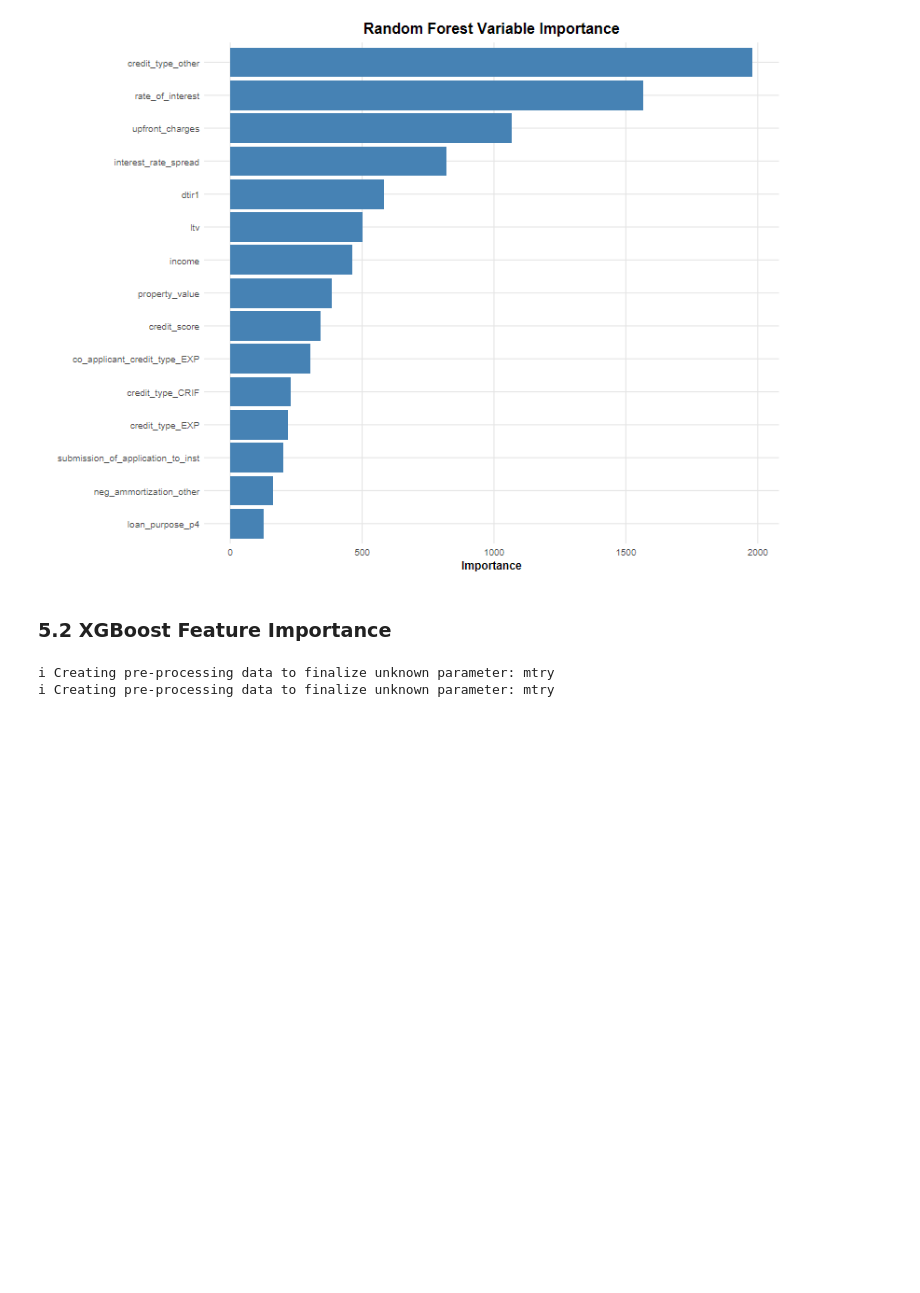
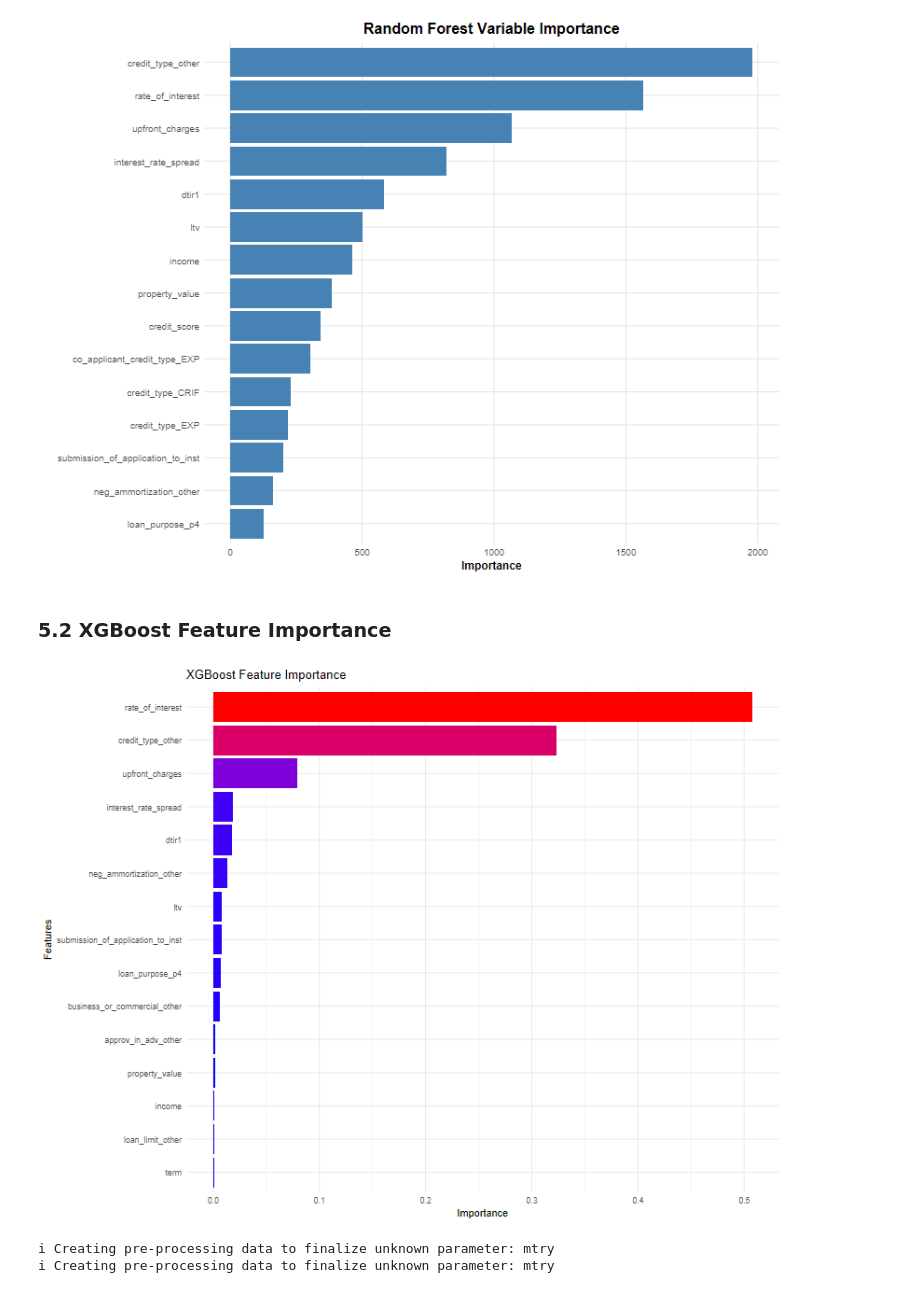
Before and after one commit to Chrisolande/Loan-Default, a Jupyter notebook: loan_data.ipynb, the cells around one changed output. Saved outputs shown, nothing was run; the diff lists cells and outputs as text; code cells hidden in the pictures; blank space fills up the shorter version.

Commit message:
Perform XGBoost Feature importance

```diff
--- a/loan_data.ipynb
+++ b/loan_data.ipynb
@@ -1020,6 +1020,44 @@ vip(fitted_rf, num_features = 15, geom = "col", aesthetics = list(fill = "steelb
 [figure]
 # %% [markdown]
 ### 5.2 XGBoost Feature Importance
+# %%
+library(xgboost)
+
+set.seed(42)
+xgb_model <- boost_tree() %>%
+  set_engine("xgboost") %>%
+  set_mode("classification")
+
+xgb_wflow <- workflow() %>%
+  add_recipe(loan_recipe) %>%
+  add_model(xgb_model)
+
+xgb_fit <- xgb_wflow %>%
+  fit(data = loan_train)
+
+fitted_xgb <- extract_fit_parsnip(xgb_fit)
+
+feature_names <- fitted_xgb$fit$feature_names
+
+xgb_importance <- xgb.importance(
+  model = fitted_xgb$fit,
+  feature_names = feature_names
+)
+
+
+xgb_importance_df <- xgb_importance %>%
+  slice_max(order_by = Gain, n = 15) %>%
+  mutate(Feature = factor(Feature, levels = rev(Feature)))
+
+
+ggplot(xgb_importance_df, aes(x = Feature, y = Gain, fill = Gain)) +
+  geom_col(show.legend = FALSE) +
+  scale_fill_gradient(low = "blue", high = "red") +
+  coord_flip() +
+  labs(title = "XGBoost Feature Importance", x = "Features", y = "Importance") +
+  theme_minimal()
+# %% [output]
+[figure, added]
 # %%
 rf_spec <- rand_forest(
   mtry = tune(),
```
